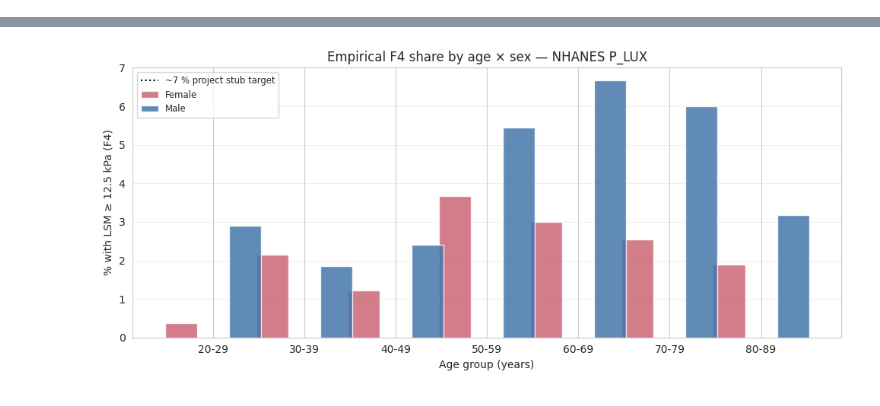
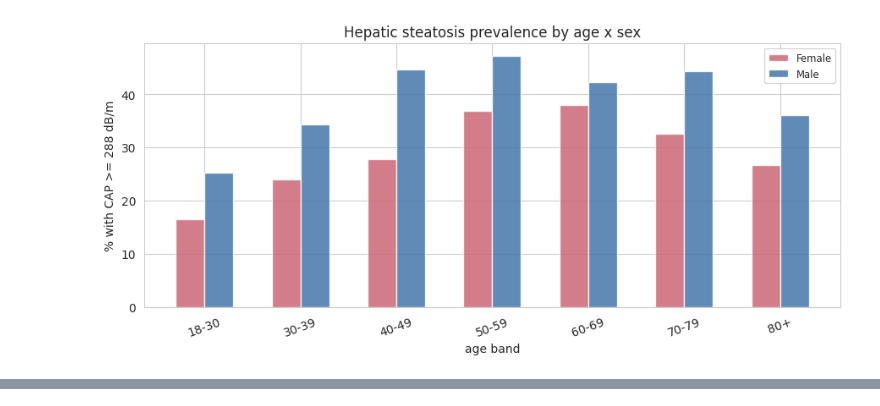
Before and after one commit to aflaxman/ai_assisted_us_health_data_analysis, a Jupyter notebook: nhanes_lsm_distribution/02_lsm_marginal.ipynb, the cells around one changed output, grey strips where cells are left out. Saved outputs shown, nothing was run; the diff lists cells and outputs as text; code cells hidden in the pictures.

```diff
--- a/nhanes_lsm_distribution/02_lsm_marginal.ipynb
+++ b/nhanes_lsm_distribution/02_lsm_marginal.ipynb
@@ -291,0 +145,16 @@ The F4 share (LSM ≥ 12.5 kPa) by age × sex is the load-bearing quantity for t
+# %%
+sex_colors = {'Female': '#cc6677', 'Male': '#4477aa'}
+pos = {b: i for i, b in enumerate(BAND_LABELS)}
+fig, axes = plt.subplots(1, 2, figsize=(14, 4.6))
+for ax, (name, unit) in zip(axes, [('LSM', 'kPa'), ('CAP', 'dB/m')]):
+    t = marg[name]
+    for k, sex in enumerate(['Female', 'Male']):
+        s = t[t['sex'] == sex]
+        x = s['band'].map(pos) + (k - 0.5) * 0.3
+        ax.errorbar(x, s['mean'], yerr=1.96 * s['mean_se'], fmt='o', capsize=3,
+                    color=sex_colors[sex], label=f'{sex} mean (95% CI)')
+        ax.plot(x, s['mean'], '-', color=sex_colors[sex], alpha=0.4)
+    ax.set_xticks(range(len(BAND_LABELS))); ax.set_xticklabels(BAND_LABELS, rotation=20)
+    ax.set_xlabel('age band'); ax.set_ylabel(f'mean {name} ({unit})')
+    ax.set_title(f'{name} by age x sex (pooled 2017-2023)'); ax.legend(fontsize='small')
+fig.tight_layout(); plt.show()
@@ -292,34 +219,23 @@ The F4 share (LSM ≥ 12.5 kPa) by age × sex is the load-bearing quantity for t
 # %%
 rows = []
 for sex in ['Female', 'Male']:
-    for age_lbl in AGE_LABELS:
-        sub = adults[(adults['sex'] == sex) & (adults['age_group'] == age_lbl)]
-        if len(sub) == 0:
+    for band in BAND_LABELS:
+        sub = cap_ad[(cap_ad['sex'] == sex) & (cap_ad['band'] == band)]
+        if len(sub) < 30:
             continue
-        ws = sub['WTMECPRP'].values
-        ys = sub['LSM_KPA'].values
-        share = ws[ys >= F4_CUTOFF].sum() / ws.sum()
-        rows.append({'sex': sex, 'age_group': age_lbl, 'n': len(sub), 'share_F4': share})
-share_table = pd.DataFrame(rows)
-print(share_table.round(3).to_string(index=False))
+        p = L.w_share_above(sub['CAP_DBM'].values, sub['MEC_WT_POOL'].values, L.CAP_STEATOSIS_GATE)
+        rows.append(dict(sex=sex, band=band, n=len(sub), steatosis=p))
+steat = pd.DataFrame(rows)
 
-fig, ax = plt.subplots(figsize=(10, 4.5))
-for sex_idx, sex in enumerate(['Female', 'Male']):
-    sub = share_table[share_table['sex'] == sex].sort_values(
-        'age_group', key=lambda c: c.map(age_pos)
-    )
-    x = sub['age_group'].map(age_pos) + (sex_idx - 0.5) * spread * 2
-    ax.bar(x, 100 * sub['share_F4'], width=0.35, color=sex_colors[sex],
-           label=sex, alpha=0.85)
-ax.axhline(7.0, color='black', linestyle=':',
-           label='~7 % project stub target')
-ax.set_xticks(range(len(ages)))
-ax.set_xticklabels(ages)
-ax.set_xlabel('Age group (years)')
-ax.set_ylabel('% with LSM ≥ 12.5 kPa (F4)')
-ax.set_title('Empirical F4 share by age × sex — NHANES P_LUX')
-ax.legend(fontsize='small')
-ax.grid(True, alpha=0.3, axis='y')
-fig.tight_layout()
-plt.show()
+fig, ax = plt.subplots(figsize=(9, 4.2))
+for k, sex in enumerate(['Female', 'Male']):
+    s = steat[steat['sex'] == sex]
+    x = s['band'].map(pos) + (k - 0.5) * 0.3
+    ax.bar(x, s['steatosis'] * 100, width=0.3, color=sex_colors[sex], label=sex, alpha=0.85)
+ax.set_xticks(range(len(BAND_LABELS))); ax.set_xticklabels(BAND_LABELS, rotation=20)
+ax.set_ylabel(f'% with CAP >= {L.CAP_STEATOSIS_GATE:.0f} dB/m'); ax.set_xlabel('age band')
+ax.set_title('Hepatic steatosis prevalence by age x sex'); ax.legend(fontsize='small')
+fig.tight_layout(); plt.show()
+print(steat.assign(steatosis=(steat['steatosis'] * 100).round(1)).to_string(index=False))
 # %% [output]
+[figure, new version]
@@ -341 +256,0 @@ Female     80-89 190     0.019
-[figure, old version]
```
Also changed, not shown: parts of 26 cells of this notebook, 26 other files.
